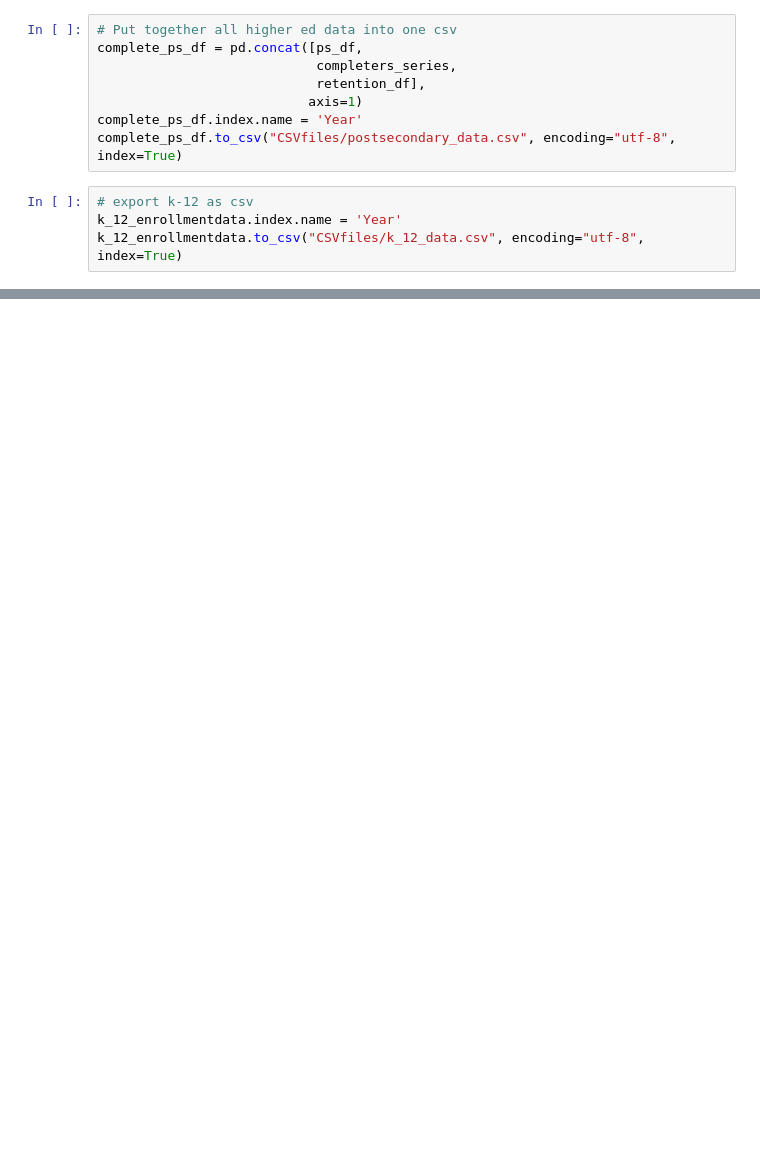
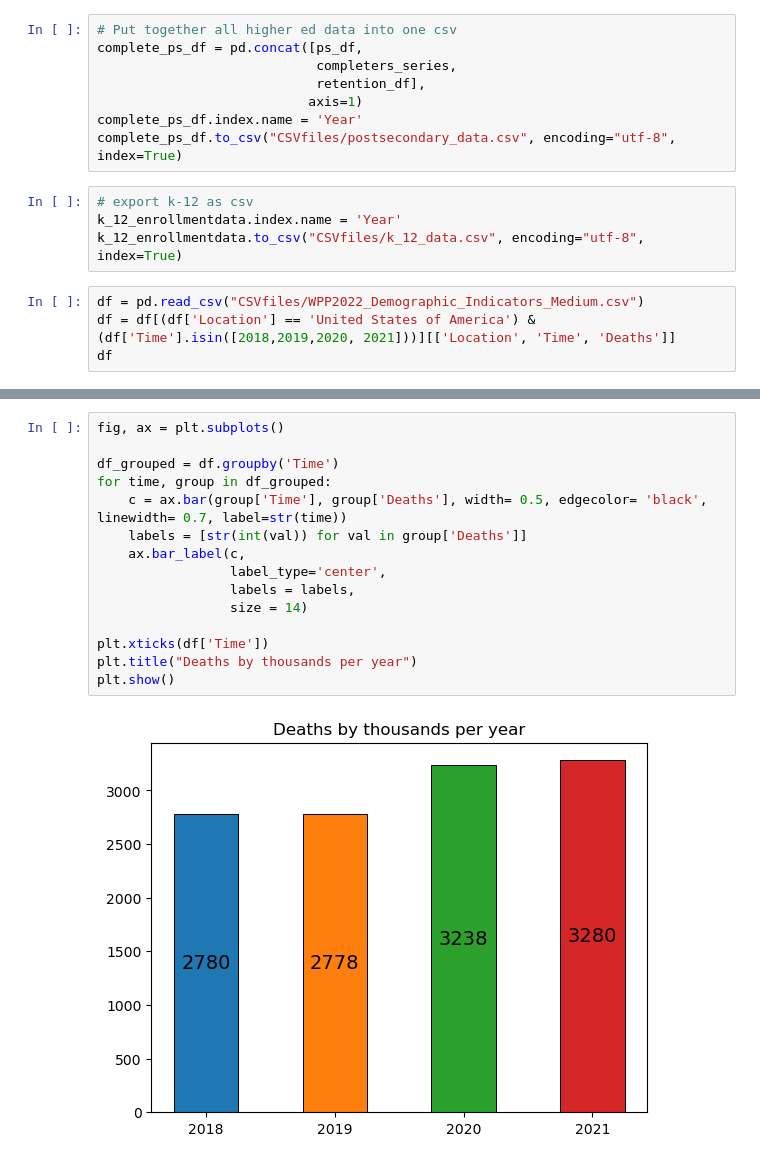
Before and after one commit to carsony123/Bootcamp-Project1, a Jupyter notebook: education_data.ipynb, the cells around one changed output, grey strips where cells are left out. Saved outputs shown, nothing was run; the diff lists cells and outputs as text; blank space fills up the shorter version.

```diff
--- a/education_data.ipynb
+++ b/education_data.ipynb
@@ -273,3 +273,7 @@ complete_ps_df.to_csv("CSVfiles/postsecondary_data.csv", encoding="utf-8", index
 # export k-12 as csv
 k_12_enrollmentdata.index.name = 'Year'
 k_12_enrollmentdata.to_csv("CSVfiles/k_12_data.csv", encoding="utf-8", index=True)
+# %%
+df = pd.read_csv("CSVfiles/WPP2022_Demographic_Indicators_Medium.csv")
+df = df[(df['Location'] == 'United States of America') & (df['Time'].isin([2018,2019,2020, 2021]))][['Location', 'Time', 'Deaths']]
+df
@@ -275,0 +286,17 @@ k_12_enrollmentdata.to_csv("CSVfiles/k_12_data.csv", encoding="utf-8", index=Tru
+# %%
+fig, ax = plt.subplots()
+
+df_grouped = df.groupby('Time')
+for time, group in df_grouped:
+    c = ax.bar(group['Time'], group['Deaths'], width= 0.5, edgecolor= 'black', linewidth= 0.7, label=str(time))
+    labels = [str(int(val)) for val in group['Deaths']]
+    ax.bar_label(c,
+                 label_type='center',
+                 labels = labels,
+                 size = 14)
+
+plt.xticks(df['Time'])
+plt.title("Deaths by thousands per year")
+plt.show()
+# %% [output]
+[figure, added]
```
Also changed, not shown: parts of 3 cells of this notebook, 9 other files.
